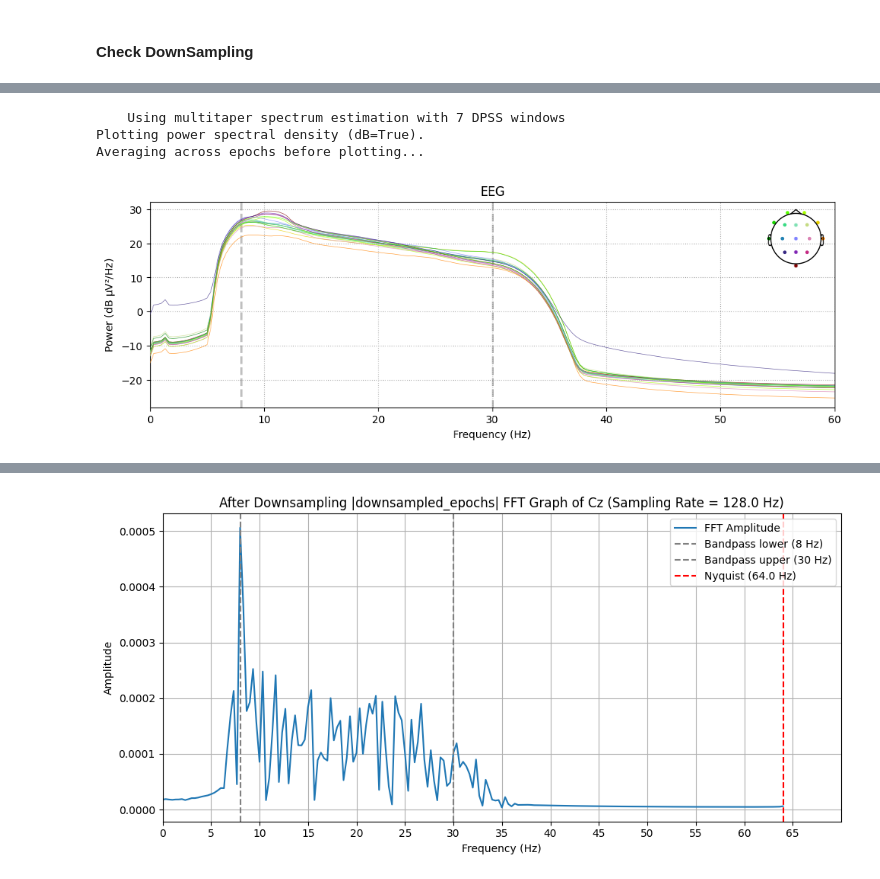
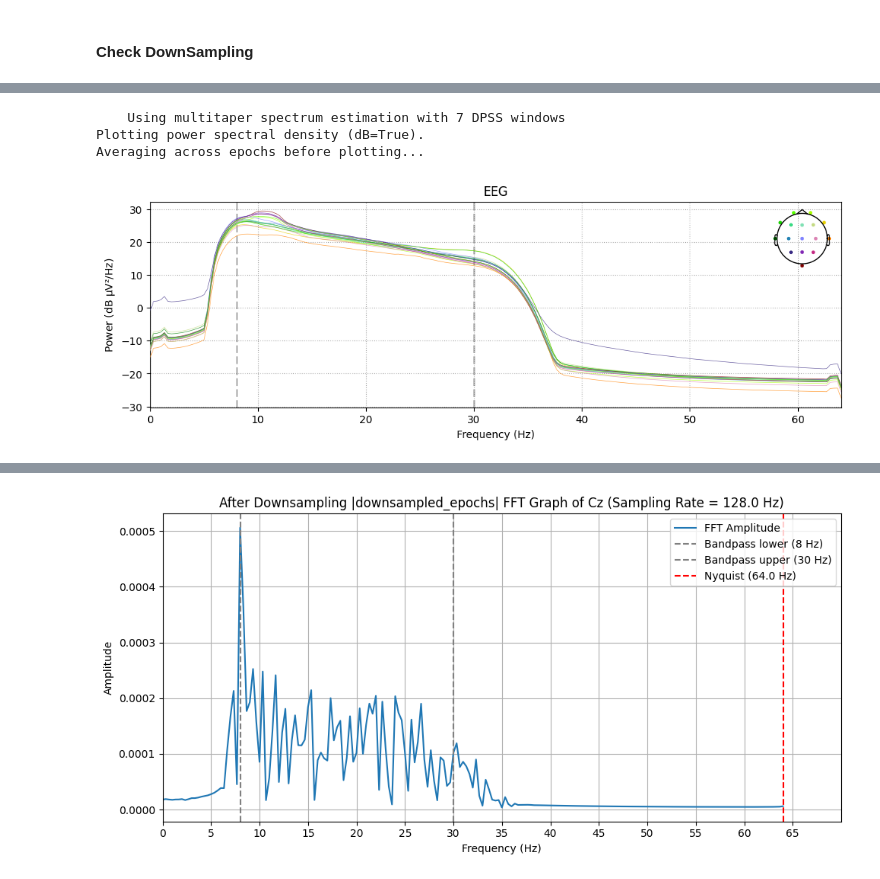
Before and after one commit to CharlotteXIII/StudioV_opentopics, a Jupyter notebook: Experiment_on_6_Subjects/2Class_6S.ipynb, the cells around one changed output, grey strips where cells are left out. Saved outputs shown, nothing was run; the diff lists cells and outputs as text; code cells hidden in the pictures.

```diff
--- a/Experiment_on_6_Subjects/2Class_6S.ipynb
+++ b/Experiment_on_6_Subjects/2Class_6S.ipynb
@@ -286,9 +299,9 @@ downsampled_epochs.info
 # %%
-#Plot power
-downsampled_epochs.compute_psd(fmax=60).plot(picks=downsampled_epochs.ch_names)
+#Plot power After
+downsampled_epochs.compute_psd(fmax=64).plot(picks=downsampled_epochs.ch_names)
 plt.show()
 # %% [output]
     Using multitaper spectrum estimation with 7 DPSS windows
 Plotting power spectral density (dB=True).
 Averaging across epochs before plotting...
-[figure, old version]
+[figure, new version]
```
Also changed, not shown: parts of 7 cells of this notebook, 3 other files.
